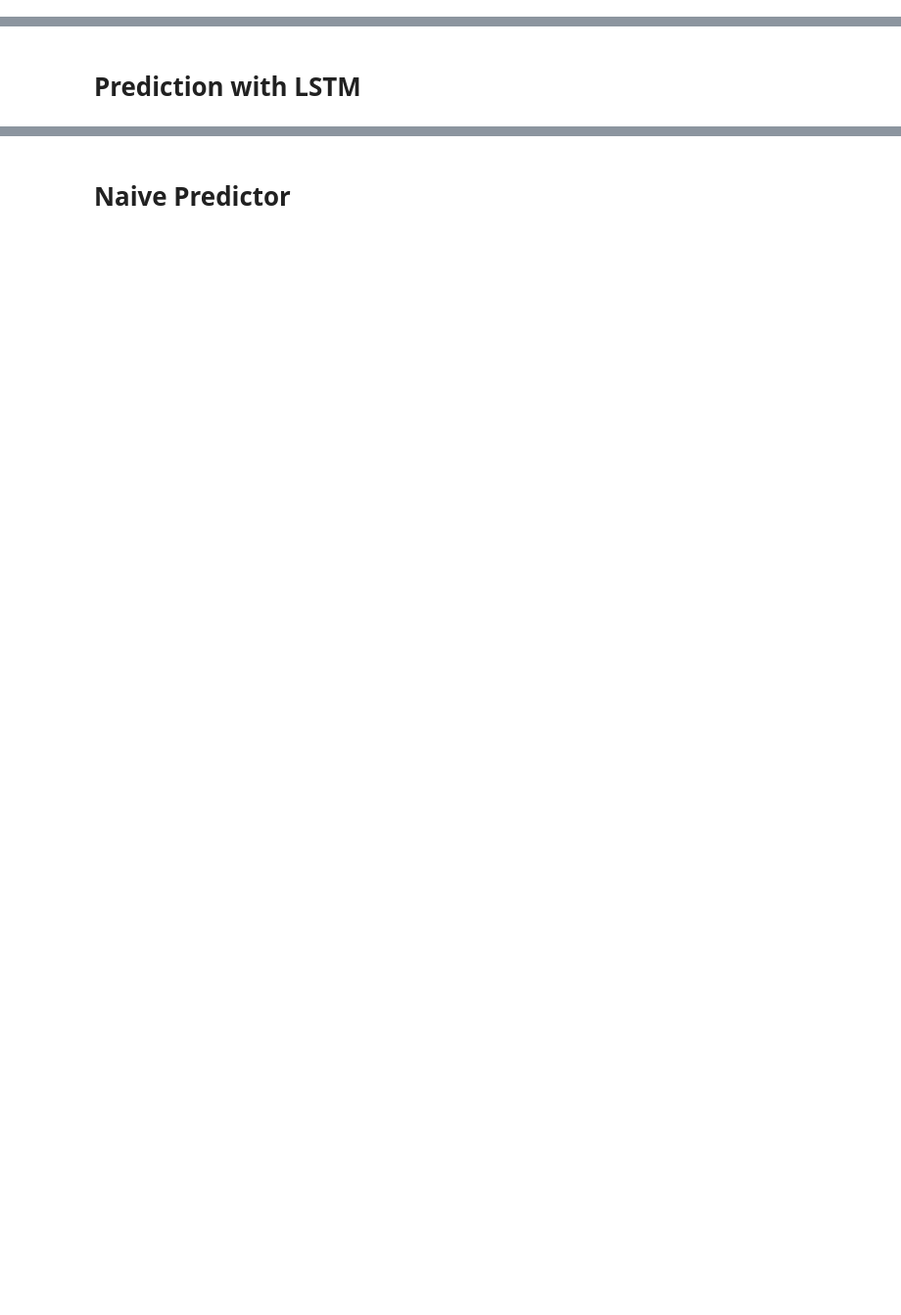
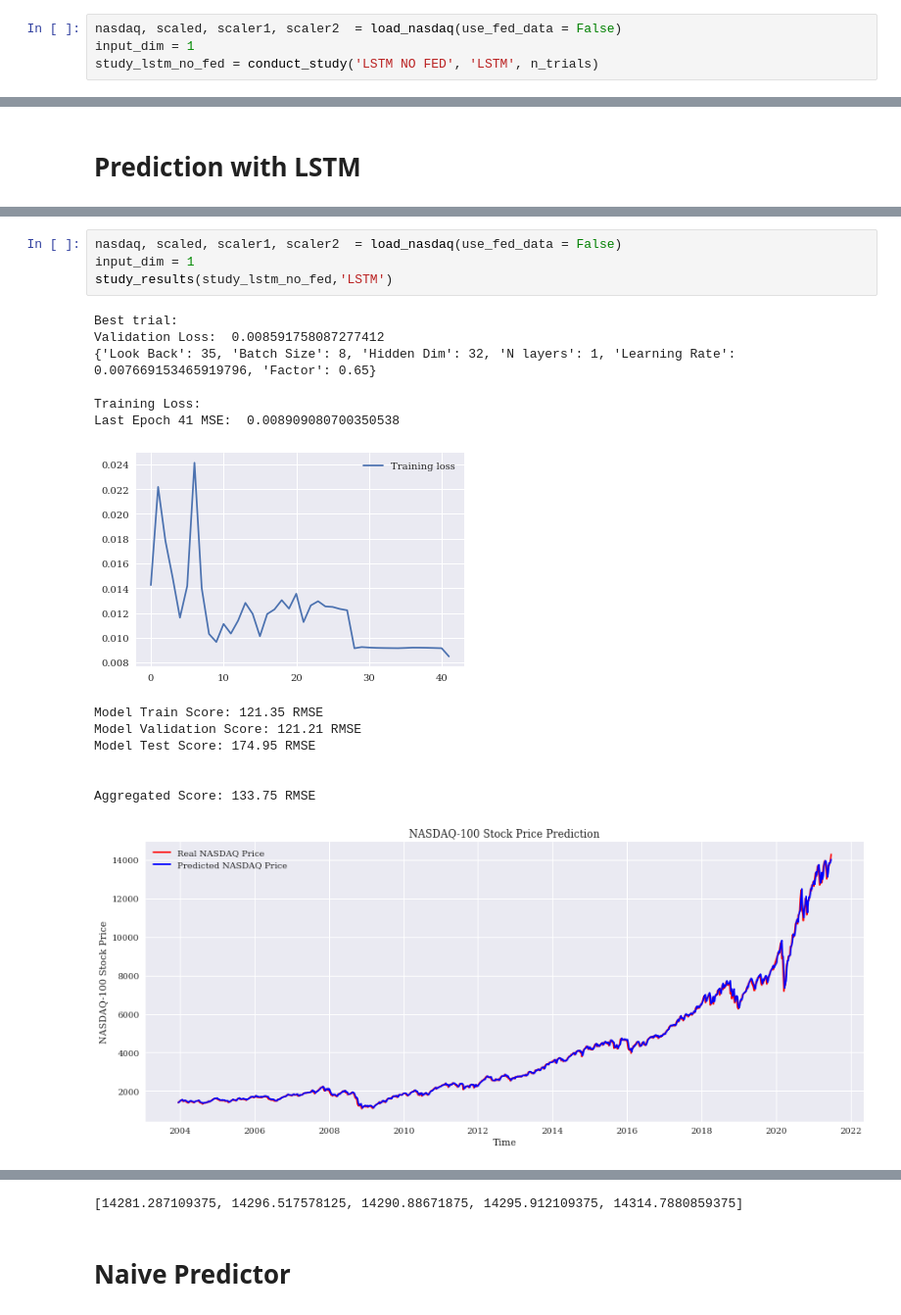
Before and after one commit to RoyMahlab/GRU-LSTM-FED, a Jupyter notebook: Prediction FED.ipynb, the cells around one changed output, grey strips where cells are left out. Shown at 98% size. Drawn from its saved outputs; the diff is of its cells as text; blank space fills up the shorter version.

```diff
--- a/Prediction FED.ipynb
+++ b/Prediction FED.ipynb
@@ -362,0 +483,4 @@ def predict_results(model, n=5):
+# %%
+nasdaq, scaled, scaler1, scaler2  = load_nasdaq(use_fed_data = False)
+input_dim = 1
+study_lstm_no_fed = conduct_study('LSTM NO FED', 'LSTM', n_trials)
@@ -498,0 +599,19 @@ predict_results(lstm)
+# %%
+nasdaq, scaled, scaler1, scaler2  = load_nasdaq(use_fed_data = False)
+input_dim = 1
+study_results(study_lstm_no_fed,'LSTM')
+# %% [output]
+Best trial:
+Validation Loss:  0.008591758087277412
+{'Look Back': 35, 'Batch Size': 8, 'Hidden Dim': 32, 'N layers': 1, 'Learning Rate': 0.007669153465919796, 'Factor': 0.65}
+
+Training Loss:
+Last Epoch 41 MSE:  0.008909080700350538
+[figure, added]
+Model Train Score: 121.35 RMSE
+Model Validation Score: 121.21 RMSE
+Model Test Score: 174.95 RMSE
+
+
+Aggregated Score: 133.75 RMSE
+[figure, added]
@@ -499,3 +620,4 @@ predict_results(lstm)
+[14281.287109375, 14296.517578125, 14290.88671875, 14295.912109375, 14314.7880859375]
 # %% [markdown]
 # Naive Predictor
 # %%
```
Also changed, not shown: parts of 53 cells of this notebook.
